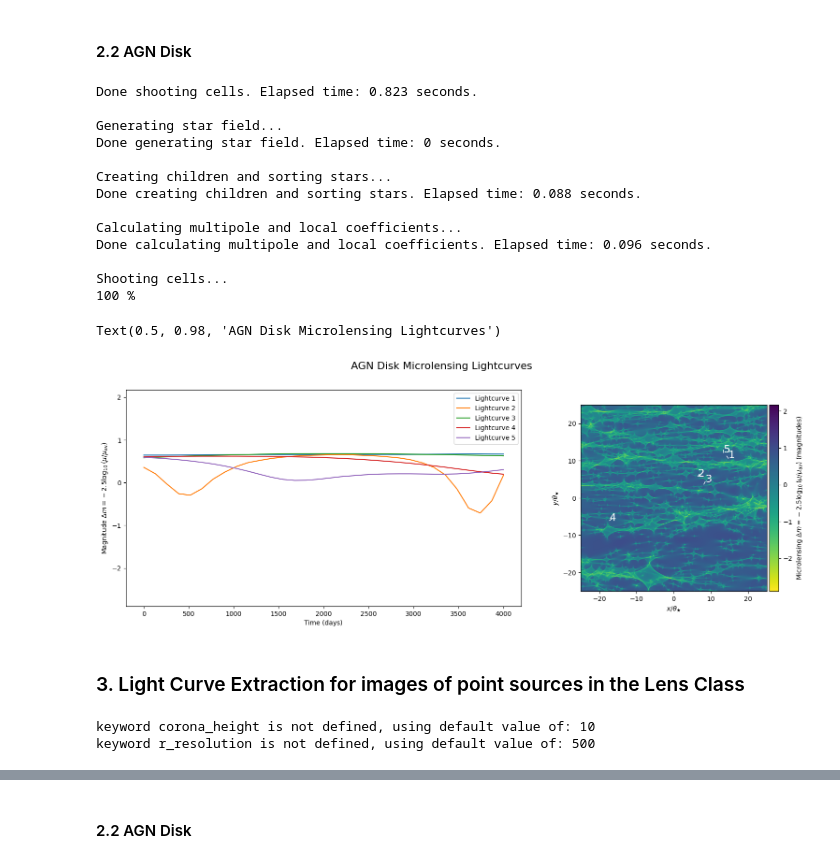
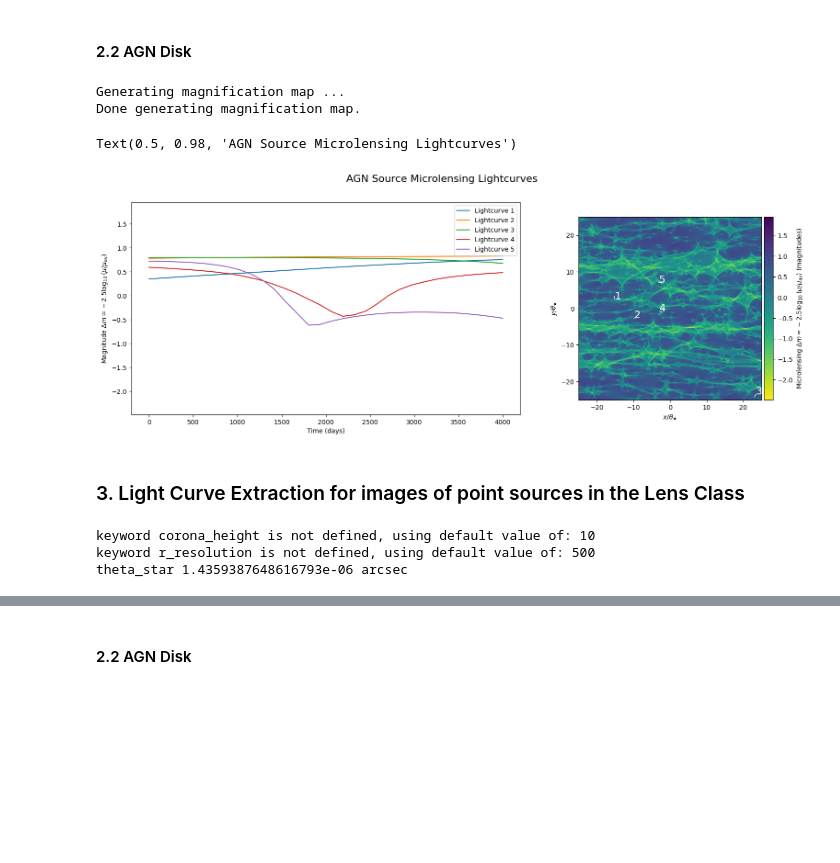
Before and after one commit to LSST-strong-lensing/slsim, a Jupyter notebook: notebooks/microlensing_tutorial.ipynb, the cells around one changed output, grey strips where cells are left out. Drawn from its saved outputs; the diff is of its cells as text; code cells hidden in the pictures; blank space fills up the shorter version.

```diff
--- a/notebooks/microlensing_tutorial.ipynb
+++ b/notebooks/microlensing_tutorial.ipynb
@@ -145,12 +136,13 @@ Text(0.5, 0.98, 'Point Source Microlensing Lightcurves')
 # %%
 source_redshift = 2.467248566851947
 deflector_redshift = 0.6688619611721243
+cosmo = FlatLambdaCDM(H0=70, Om0=0.3)
 
 theta_star, _, _ = theta_star_physical(
     z_lens=deflector_redshift,
     z_src=source_redshift,
     m=1,
-    cosmo=FlatLambdaCDM(H0=70, Om0=0.3),
+    cosmo=cosmo,
 )
 theta_star = theta_star.to(u.arcsec).value
 
@@ -163,61 +155,57 @@ kwargs_MagnificationMap = {
     "center_y": 0,  # arcsec
     "half_length_x": 25 * theta_star,  # arcsec
     "half_length_y": 25 * theta_star,  # arcsec
     "mass_function": "kroupa",
     "m_solar": 1.0,
     "m_lower": 0.08,
     "m_upper": 100,
     "num_pixels_x": 2000,
     "num_pixels_y": 2000,
 }
 
 magmap = MagnificationMap(
     **kwargs_MagnificationMap,
 )
 
-ml_lc = MicrolensingLightCurve(magmap, time_duration=4000)
+kwargs_agn_source_morphology = {
+    "source_redshift": 0.5,
+    "cosmo": cosmo,
+    "r_out": 1000,
+    "r_resolution": 1000,
+    "smbh_mass_exp": 8,
+    "inclination_angle": 0,
+    "black_hole_spin": 0,
+    "observer_frame_wavelength_in_nm": 600,
+    "eddington_ratio": 0.1,
+}
 
-LCs, tracks = ml_lc.generate_agn_lightcurve(
+ml_lc = MicrolensingLightCurve(magmap, time_duration=4000,
+                               point_source_morphology="agn",
+                               kwargs_source_morphology=kwargs_agn_source_morphology,)
+
+LCs, tracks = ml_lc.generate_lightcurves(
     source_redshift=source_redshift,
-    deflector_redshift=deflector_redshift,
-    cosmology=FlatLambdaCDM(H0=70, Om0=0.3),
-    v_transverse=1000,  # This is too fast for the AGN, typically 1000 km/s, but we are using 10000 km/s for longer lightcurves
-    smbh_mass_exp=8,
-    inclination_angle=0,
-    observer_frame_wavelength_in_nm=600,
-    eddington_ratio=0.15,
-    mean_microlens_mass_in_kg=1 * const.M_sun.to(u.kg),
+    cosmo=cosmo,
+    lightcurve_type="magnitude",
+    effective_transverse_velocity=1000,  # km/s
     num_lightcurves=5,
     return_track_coords=True,
-    lightcurve_type="magnitude",
 )
 
 ax = ml_lc.plot_lightcurves_and_magmap(
     LCs,
     tracks,
     lightcurve_type="magnitude",
 )
-
 ax[0].figure.suptitle(
-    "AGN Disk Microlensing Lightcurves",
+    "AGN Source Microlensing Lightcurves",
     fontsize=16,
 )
 # %% [output]
-Done shooting cells. Elapsed time: 0.823 seconds.
-
-Generating star field...
-Done generating star field. Elapsed time: 0 seconds.
-
-Creating children and sorting stars...
-Done creating children and sorting stars. Elapsed time: 0.088 seconds.
-
-Calculating multipole and local coefficients...
-Done calculating multipole and local coefficients. Elapsed time: 0.096 seconds.
-
-Shooting cells...
-100 %
+Generating magnification map ...
+Done generating magnification map.
-Text(0.5, 0.98, 'AGN Disk Microlensing Lightcurves')
+Text(0.5, 0.98, 'AGN Source Microlensing Lightcurves')
-[figure, old version]
+[figure, new version]
 # %% [markdown]
 ### 3. Light Curve Extraction for images of point sources in the Lens Class
 # %%
@@ -377,26 +297,24 @@ lens_class = quasar_lens_pop.select_lens_at_random(**kwargs_lens_cut)
 # %%
 band = "i"
-source = lens_class.source[0]
+source = lens_class.source(0)
 source_redshift = source.redshift
-kappa_star_images, kappa_tot_images, shear_images = (
+kappa_star_images, kappa_tot_images, shear_images, shear_angle_images = (
     lens_class._microlensing_parameters_for_image_positions_single_source(
         band=band, source=source
     )
 )
 
 # Einstein radius of a unit mass point lens in arcsec units.
-M_lens = 1 * u.Msun
-z_lens = lens_class.deflector_redshift
-z_source = lens_class.source_redshift_list[0]
-D_lens_source = cosmo.angular_diameter_distance_z1z2(z_lens, z_source)
-D_lens = cosmo.angular_diameter_distance(z_lens)
-D_source = cosmo.angular_diameter_distance(z_source)
-theta_star = (
-    np.sqrt(4 * const.G * M_lens / (const.c**2) * D_lens_source / (D_lens * D_source))
-    * u.rad
+theta_star, _, _ = theta_star_physical(
+    z_lens=lens_class.deflector_redshift,
+    z_src=lens_class.source_redshift_list[0],
+    m=1,
+    cosmo=cosmo,
 )
 theta_star = theta_star.to(u.arcsec).value
+print("theta_star", theta_star, "arcsec")
 # %% [output]
 keyword corona_height is not defined, using default value of: 10
 keyword r_resolution is not defined, using default value of: 500
+theta_star 1.4359387648616793e-06 arcsec
 # %%
```
Also changed, not shown: parts of 18 cells of this notebook, 4 other files.
